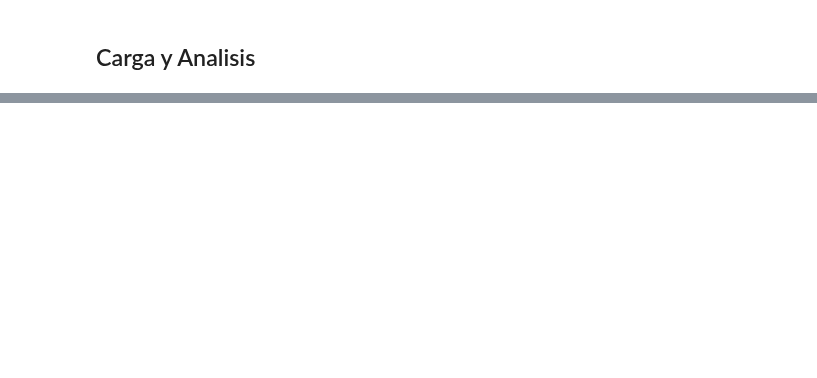
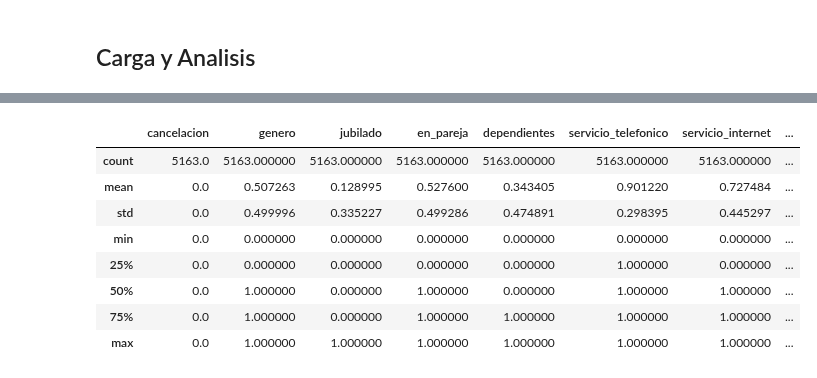
Before and after one commit to jbernalg/challenge_TelecomX, a Jupyter notebook: challenge_telecomx.ipynb, the cells around one changed output, grey strips where cells are left out. Saved outputs shown, nothing was run; the diff lists cells and outputs as text; code cells hidden in the pictures; blank space fills up the shorter version.

```diff
--- a/challenge_telecomx.ipynb
+++ b/challenge_telecomx.ipynb
@@ -588,0 +594,12 @@ pct_in_comp
+# %%
+df_bin[df_bin['cancelacion'] == 0].describe()
+# %% [output]
+|  | cancelacion | genero | jubilado | en_pareja | dependientes | servicio_telefonico | servicio_internet | ... |
+| count | 5163.0 | 5163.000000 | 5163.000000 | 5163.000000 | 5163.000000 | 5163.000000 | 5163.000000 | ... |
+| mean | 0.0 | 0.507263 | 0.128995 | 0.527600 | 0.343405 | 0.901220 | 0.727484 | ... |
+| std | 0.0 | 0.499996 | 0.335227 | 0.499286 | 0.474891 | 0.298395 | 0.445297 | ... |
+| min | 0.0 | 0.000000 | 0.000000 | 0.000000 | 0.000000 | 0.000000 | 0.000000 | ... |
+| 25% | 0.0 | 0.000000 | 0.000000 | 0.000000 | 0.000000 | 1.000000 | 0.000000 | ... |
+| 50% | 0.0 | 1.000000 | 0.000000 | 1.000000 | 0.000000 | 1.000000 | 1.000000 | ... |
+| 75% | 0.0 | 1.000000 | 0.000000 | 1.000000 | 1.000000 | 1.000000 | 1.000000 | ... |
+| max | 0.0 | 1.000000 | 1.000000 | 1.000000 | 1.000000 | 1.000000 | 1.000000 | ... |
```
Also changed, not shown: parts of 15 cells of this notebook.
